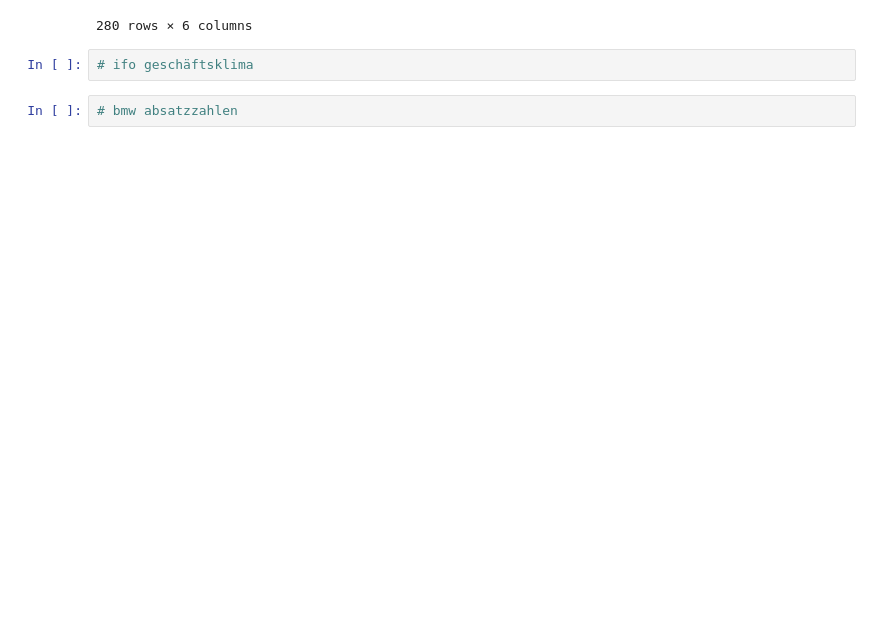
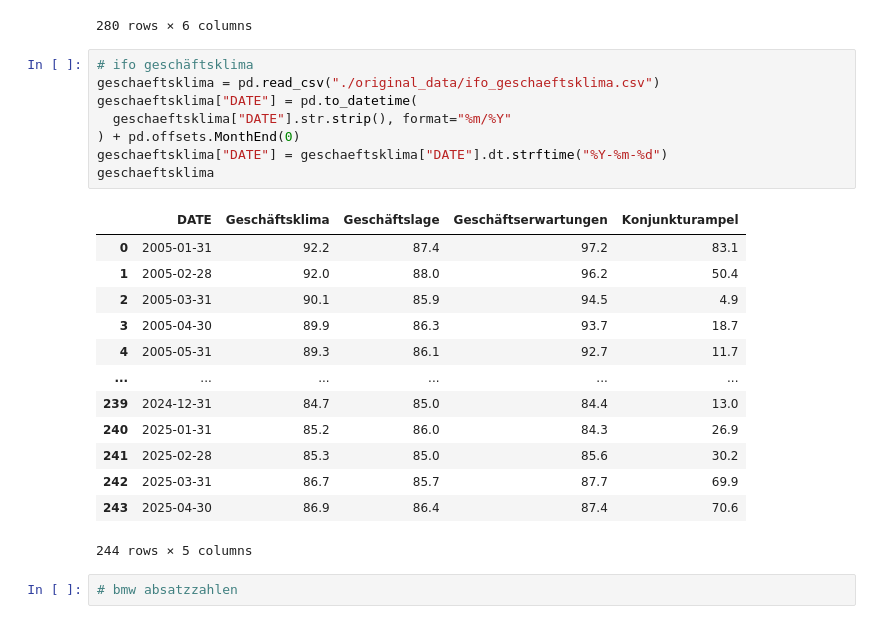
Before and after one commit to Philipp-Manhart/PA-II, a Jupyter notebook: code.ipynb, the cells around one changed output. Drawn from its saved outputs; the diff is of its cells as text; blank space fills up the shorter version.

Commit message:
more data cleaning

```diff
--- a/code.ipynb
+++ b/code.ipynb
@@ -172,5 +172,25 @@ beschaeftigungsbarometer
 280 rows × 6 columns
 # %%
 # ifo geschäftsklima
+geschaeftsklima = pd.read_csv("./original_data/ifo_geschaeftsklima.csv")
+geschaeftsklima["DATE"] = pd.to_datetime(
+  geschaeftsklima["DATE"].str.strip(), format="%m/%Y"
+) + pd.offsets.MonthEnd(0)
+geschaeftsklima["DATE"] = geschaeftsklima["DATE"].dt.strftime("%Y-%m-%d")
+geschaeftsklima
+# %% [output]
+|  | DATE | Geschäftsklima | Geschäftslage | Geschäftserwartungen | Konjunkturampel |
+| 0 | 2005-01-31 | 92.2 | 87.4 | 97.2 | 83.1 |
+| 1 | 2005-02-28 | 92.0 | 88.0 | 96.2 | 50.4 |
+| 2 | 2005-03-31 | 90.1 | 85.9 | 94.5 | 4.9 |
+| 3 | 2005-04-30 | 89.9 | 86.3 | 93.7 | 18.7 |
+| 4 | 2005-05-31 | 89.3 | 86.1 | 92.7 | 11.7 |
+| ... | ... | ... | ... | ... | ... |
+| 239 | 2024-12-31 | 84.7 | 85.0 | 84.4 | 13.0 |
+| 240 | 2025-01-31 | 85.2 | 86.0 | 84.3 | 26.9 |
+| 241 | 2025-02-28 | 85.3 | 85.0 | 85.6 | 30.2 |
+| 242 | 2025-03-31 | 86.7 | 85.7 | 87.7 | 69.9 |
+| 243 | 2025-04-30 | 86.9 | 86.4 | 87.4 | 70.6 |
+244 rows × 5 columns
 # %%
 # bmw absatzzahlen
```
